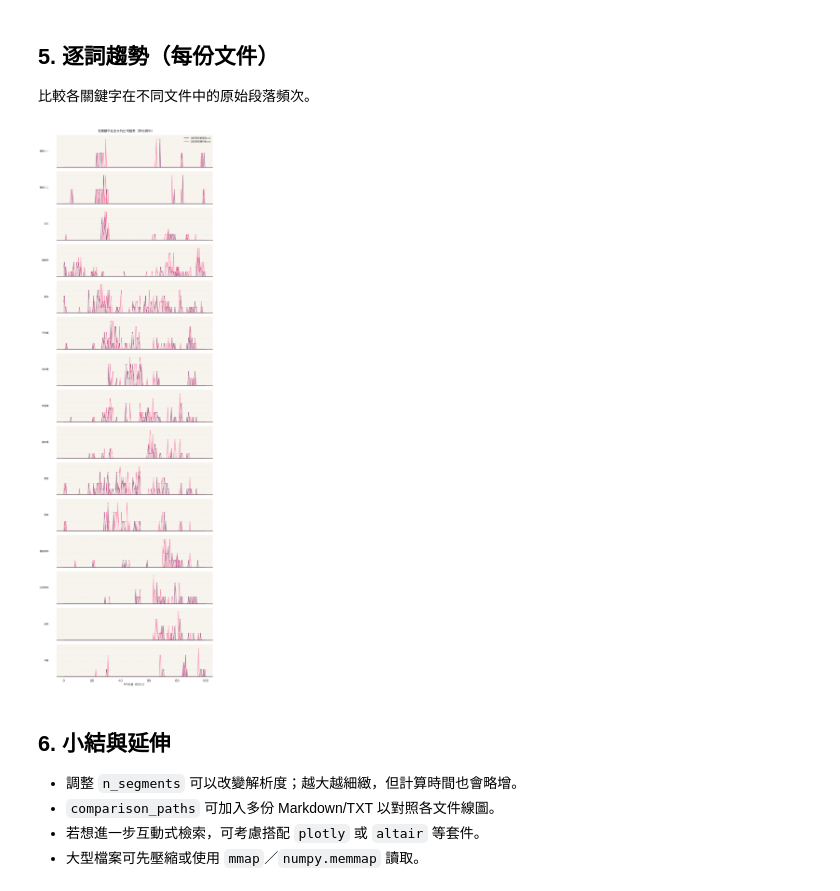
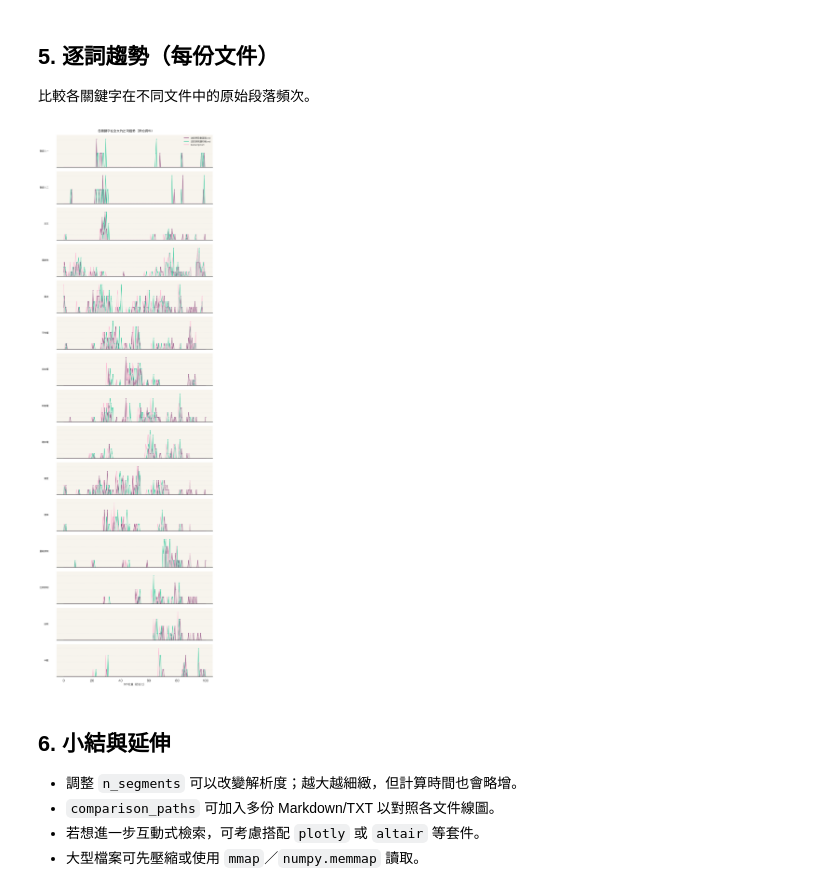
Before and after one commit to mt019/1141_Tax_Ko, a Jupyter notebook: notebooks/keyword_minimap.ipynb, the cells around one changed output. Cells and saved outputs as stored; diff of their text form; code cells hidden in the pictures.

```diff
--- a/notebooks/keyword_minimap.ipynb
+++ b/notebooks/keyword_minimap.ipynb
@@ -137,6 +137,7 @@ heatmap_show_grid = True
 # 額外比較的文本路徑，可為絕對或相對路徑。留空則僅分析主要文本。
 comparison_paths = [
     Path('mkdocs/My_Notes/113憲判字11號判決/法官學院講初稿.md'),
+    Path('mkdocs/My_Notes/113憲判字11號判決/transcript.srt'),
 ]
 # %% [markdown]
 ## 2. 載入文本並切割成可視化片段
@@ -352,7 +353,7 @@ plt.show()
 ## 5. 逐詞趨勢（每份文件）
 比較各關鍵字在不同文件中的原始段落頻次。
 # %%
-blossom_line_colors = ['#8a4178', '#ff8ab6', '#ff6f9f', '#f05a8f', '#ffb3d0', '#ffd7e5', '#fff6f8']
+blossom_line_colors = ['#8a4178', '#ff8ab6', "#2ac899", "#edd712", '#ffb3d0', '#ffd7e5', '#fff6f8']
 color_order = [0, 2, 4, 1, 3, 5, 6]
 colors = [blossom_line_colors[i % len(blossom_line_colors)] for i in color_order[:max(1, len(documents))]]
 
@@ -363,34 +364,34 @@ if len(keywords) == 1:
 for ax, kw in zip(axes, keywords):
     ax.set_facecolor('#f7f4ed')
     max_val = 0
     for idx, doc in enumerate(documents):
         color = colors[idx % len(colors)]
         positions = doc['positions']
         series = doc['counts_df'][kw].astype(float).to_numpy()
         ax.plot(positions, series, color=color, linewidth=1.4, label=doc['label'])
         ax.fill_between(positions, series, alpha=0.15, color=color)
         ax.scatter(positions, series, color=color, s=22, edgecolor='white', linewidth=0.8, alpha=0.95)
         max_val = max(max_val, series.max())
     ax.set_ylabel(kw, rotation=0, labelpad=38, fontsize=11, va='center', ha='right')
     ax.set_ylim(0, max(1, max_val * 1.15))
     ax.set_yticks(range(int(max_val) + 1))
     ax.grid(axis='y', alpha=0.18, linestyle='--', linewidth=0.9)
     ax.spines['top'].set_visible(False)
     ax.spines['right'].set_visible(False)
     ax.spines['left'].set_visible(False)
     ax.tick_params(axis='y', which='both', left=False, labelleft=False)
 
 axes[-1].set_xlabel('文件位置（百分比）', fontsize=12)
 fig.suptitle('各關鍵字在全文的出現趨勢（原始資料）', fontsize=15, y=0.99)
 
 handles = [plt.Line2D([0], [0], color=colors[idx % len(colors)], lw=2.6) for idx in range(len(documents))]
 labels = [doc['label'] for doc in documents]
 axes[0].legend(handles, labels, loc='upper right', frameon=False, fontsize=11)
 
 plt.tight_layout()
 plt.show()
 # %% [output]
-[figure, old version]
+[figure, new version]
 # %% [markdown]
 ## 6. 小結與延伸
 - 調整 `n_segments` 可以改變解析度；越大越細緻，但計算時間也會略增。
```
Also changed, not shown: parts of 4 cells of this notebook, 8 other files.
